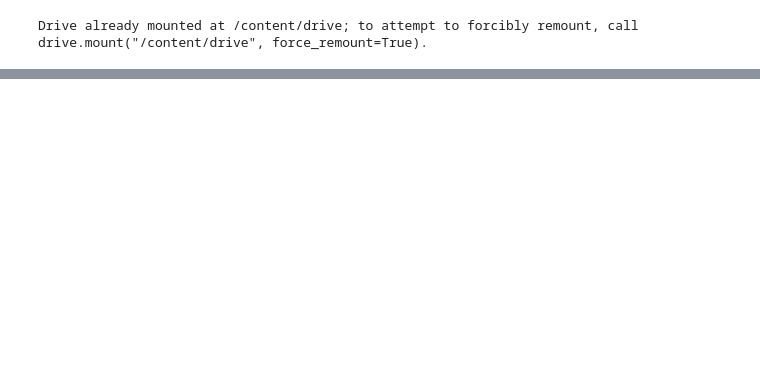
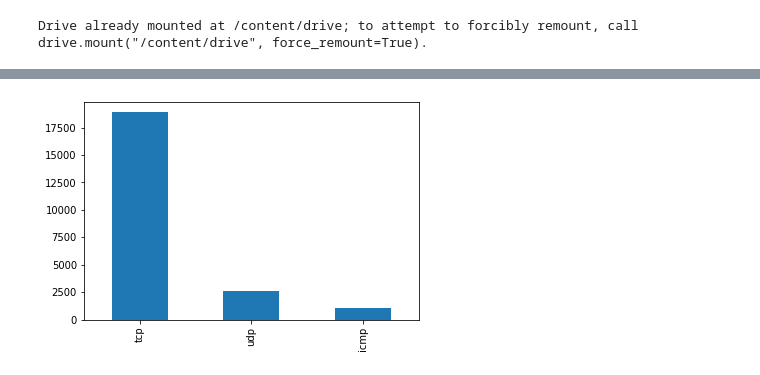
Before and after one commit to topcat101-cmd/Nids-using-TranferLearning, a Jupyter notebook: Nids_intrusion_detection_system.ipynb, the cells around one changed output, grey strips where cells are left out. Drawn from its saved outputs; the diff is of its cells as text; code cells hidden in the pictures; blank space fills up the shorter version.

```diff
--- a/Nids_intrusion_detection_system.ipynb
+++ b/Nids_intrusion_detection_system.ipynb
@@ -94,0 +176,7 @@ test_dat1.describe()#gives us diffrent calculation in a chart, such as count, me
+# %%
+def graph(feature):
+    test_data[feature].value_counts().plot(kind="bar")
+# %%
+graph('protocol_type')
+# %% [output]
+[figure, added]
```
Also changed, not shown: parts of 24 cells of this notebook.
